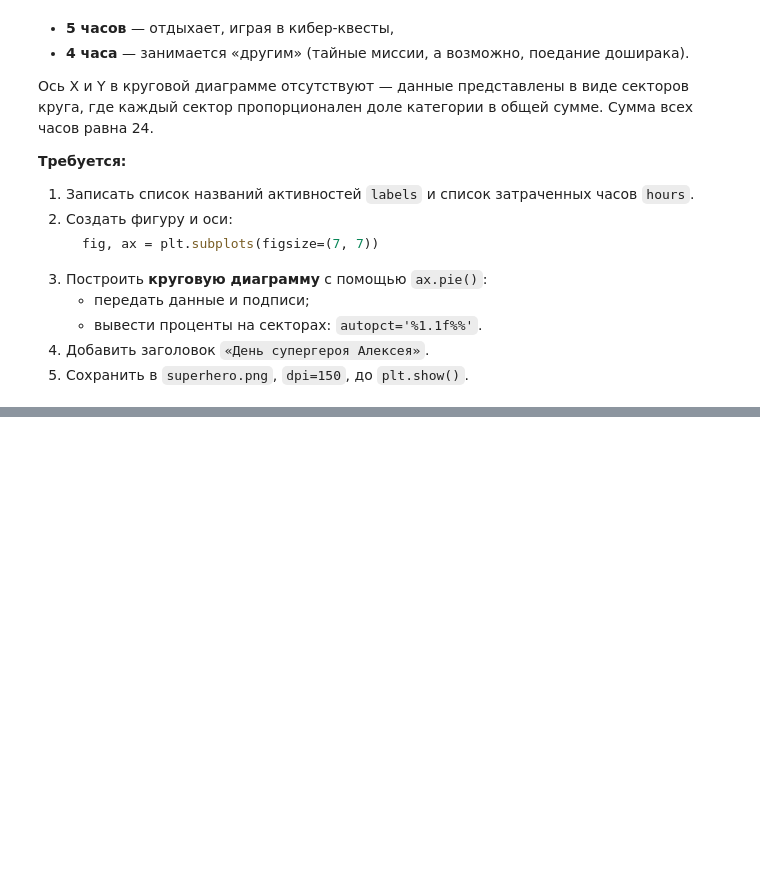
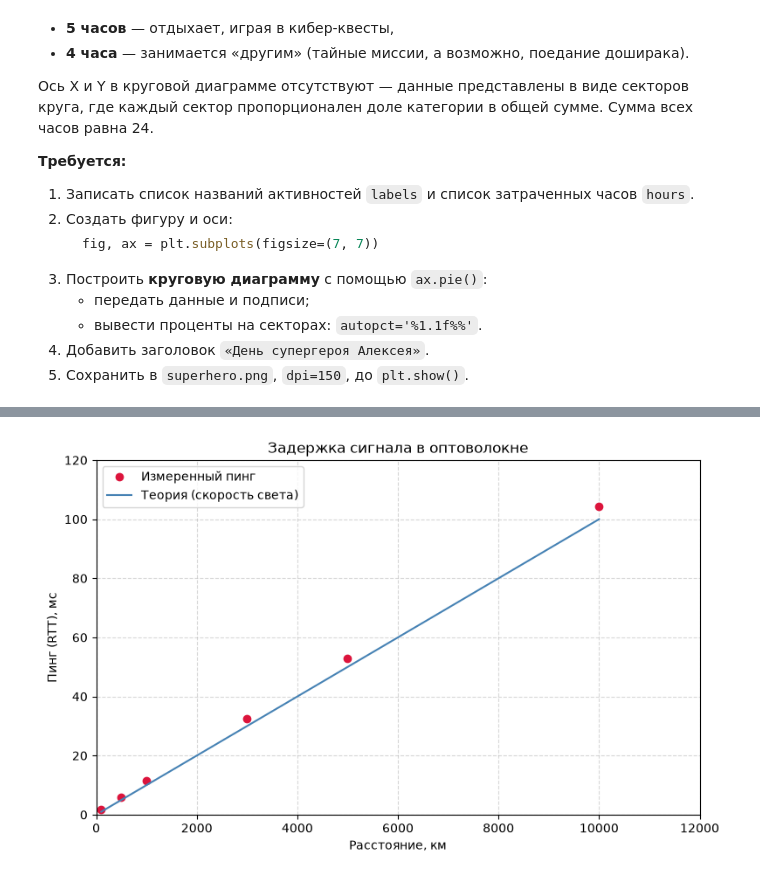
Before and after one commit to s0-it-goes/inf, a Jupyter notebook: 8prac/lesson8.ipynb, the cells around one changed output, grey strips where cells are left out. Drawn from its saved outputs; the diff is of its cells as text; code cells hidden in the pictures; blank space fills up the shorter version.

```diff
--- a/8prac/lesson8.ipynb
+++ b/8prac/lesson8.ipynb
@@ -440,4 +528,39 @@ $$
    - легенда `loc='upper left'`.
 7. Сохранить в `ping_test.png`, `dpi=150`, до `plt.show()`.
 # %%
-# TODO
+import numpy as np
+import matplotlib.pyplot as plt
+
+dist = np.array([100, 500, 1000, 3000, 5000, 10000])
+ping = np.array([1.8, 5.9, 11.5, 32.5, 53.0, 104.2])
+
+c = 300000
+n = 1.5
+v = c / n
+ping_theory = np.array([2*d*1000 / v for d in dist])
+
+fig, ax = plt.subplots(figsize=(8, 5))
+
+ax.plot(dist, ping, linestyle='None', marker='o', color="crimson", label="Измеренный пинг")
+ax.plot(dist, ping_theory, linestyle='-', color="steelblue", label="Теория (скорость света)")
+ax.set_title("Задержка сигнала в оптоволокне")
+
+ax.set_xlim(0, 11000)
+ax.set_ylim(0, 120)
+
+ax.set_xlabel("Расстояние, км")
+ax.set_ylabel("Пинг (RTT), мс")
+
+ax.set_xticks(np.arange(0, 12001, 2000))
+ax.set_yticks(np.arange(0, 121, 20))
+
+ax.grid(linestyle='--', alpha=0.5)
+
+ax.legend(loc="upper left")
+
+fig.tight_layout()
+fig.savefig("ping_test.png", dpi=150)
+
+plt.show()
+# %% [output]
+[figure, added]
```
Also changed, not shown: parts of 5 cells of this notebook, 5 other files.
